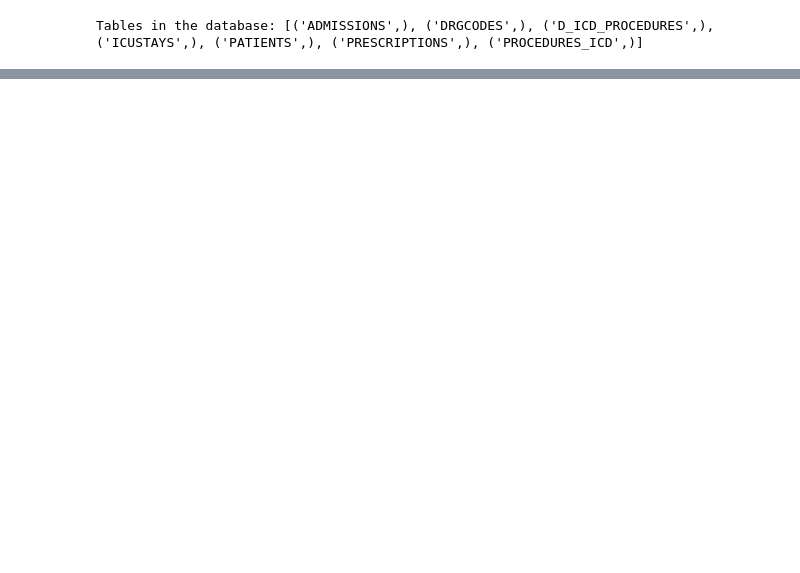
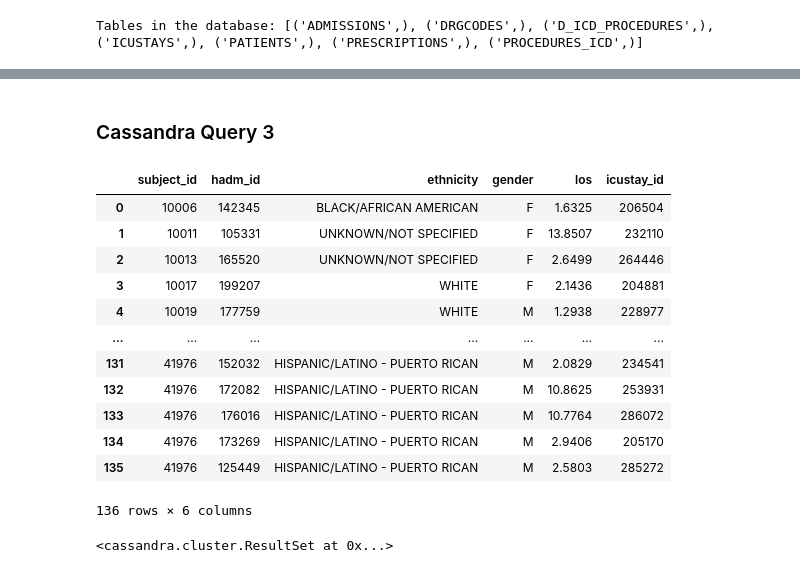
Before and after one commit to kyanshlipak/DSE_300, a Jupyter notebook: HW2/HW2.ipynb, the cells around one changed output, grey strips where cells are left out. Cells and saved outputs as stored; diff of their text form; code cells hidden in the pictures; blank space fills up the shorter version.

```diff
--- a/HW2/HW2.ipynb
+++ b/HW2/HW2.ipynb
@@ -42,0 +678,30 @@ ConnectionException: Connection Error: Connection already closed!
+# %%
+from cassandra.query import BatchStatement, BatchType
+
+# Prepare the insert statement
+prepared = session.prepare("""
+    INSERT INTO subject_procedures_by_age (procedure_row_id, age_at_admission, procedure, age_group)
+    VALUES (?, ?, ?, ?)
+""")
+
+# Set up batch and batch size
+batch = BatchStatement(batch_type=BatchType.UNLOGGED)
+batch_size = 30
+total_rows = len(df_age_procedures)  # Assuming df contains the data for insertion
+
+# Loop through the DataFrame to insert data in batches
+for i, row in df_age_procedures.iterrows():  # Assuming df contains the query results
+    batch.add(prepared, (str(row['procedure_row_id']), row['age_at_admission'], row['procedure'], row['age_group']))
+
+    # Execute the batch every 30 rows
+    if (i + 1) % batch_size == 0:
+        session.execute(batch)
+        batch.clear()
+        # Print progress
+        percentage_done = ((i + 1) / total_rows) * 100
+        print(f"Inserted {i + 1} of {total_rows} rows ({percentage_done:.2f}% done)...")
+
+# Execute the final batch if any remaining rows
+if batch:
+    session.execute(batch)
+    print(f"Inserted final {total_rows} rows.")
@@ -42,0 +755,46 @@ ConnectionException: Connection Error: Connection already closed!
+# %% [markdown]
+### Cassandra Query 3
+# %%
+los_df_og = con.sql("""
+	SELECT
+		a.subject_id,
+		a.hadm_id,
+		a.ethnicity,
+		p.gender,
+		i.los,
+		i.icustay_id
+    FROM ICUSTAYS i
+    JOIN ADMISSIONS a ON i.subject_id = a.subject_id AND i.hadm_id = a.hadm_id
+    JOIN PATIENTS p ON i.subject_id = p.subject_id
+""").df()
+# %%
+los_df_og
+# %% [output]
+|  | subject_id | hadm_id | ethnicity | gender | los | icustay_id |
+| 0 | 10006 | 142345 | BLACK/AFRICAN AMERICAN | F | 1.6325 | 206504 |
+| 1 | 10011 | 105331 | UNKNOWN/NOT SPECIFIED | F | 13.8507 | 232110 |
+| 2 | 10013 | 165520 | UNKNOWN/NOT SPECIFIED | F | 2.6499 | 264446 |
+| 3 | 10017 | 199207 | WHITE | F | 2.1436 | 204881 |
+| 4 | 10019 | 177759 | WHITE | M | 1.2938 | 228977 |
+| ... | ... | ... | ... | ... | ... | ... |
+| 131 | 41976 | 152032 | HISPANIC/LATINO - PUERTO RICAN | M | 2.0829 | 234541 |
+| 132 | 41976 | 172082 | HISPANIC/LATINO - PUERTO RICAN | M | 10.8625 | 253931 |
+| 133 | 41976 | 176016 | HISPANIC/LATINO - PUERTO RICAN | M | 10.7764 | 286072 |
+| 134 | 41976 | 173269 | HISPANIC/LATINO - PUERTO RICAN | M | 2.9406 | 205170 |
+| 135 | 41976 | 125449 | HISPANIC/LATINO - PUERTO RICAN | M | 2.5803 | 285272 |
+136 rows × 6 columns
+# %%
+# Create the table
+session.execute("""
+    CREATE TABLE IF NOT EXISTS los_data (
+        ethnicity TEXT,
+        gender TEXT,
+        subject_id INT,
+        hadm_id INT,
+        los FLOAT,
+	    icustay_id INT,
+        PRIMARY KEY ((ethnicity, gender), subject_id, hadm_id, icustay_id)
+    );
+""")
+# %% [output]
+<cassandra.cluster.ResultSet at 0x...>
```
Also changed, not shown: parts of 47 cells of this notebook, 3 other files.
